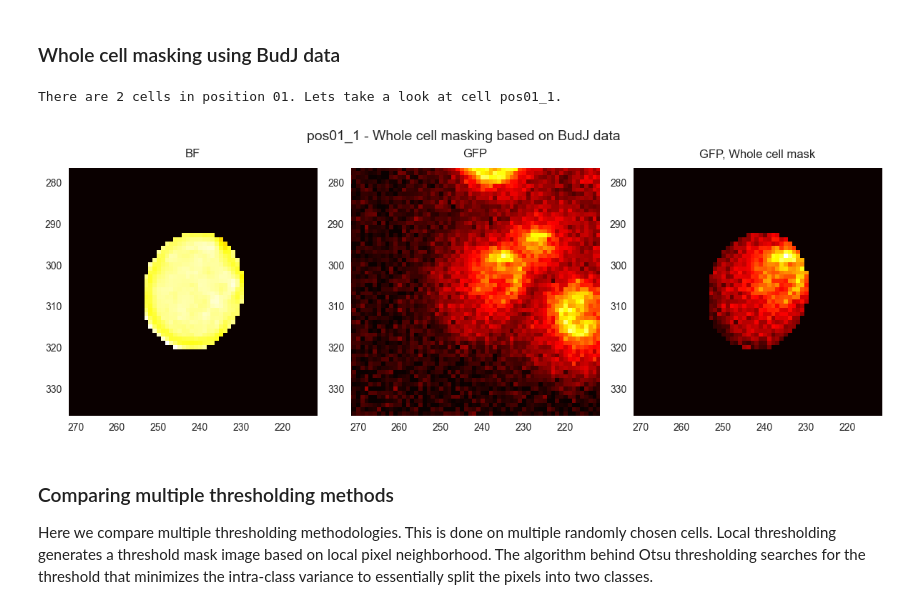
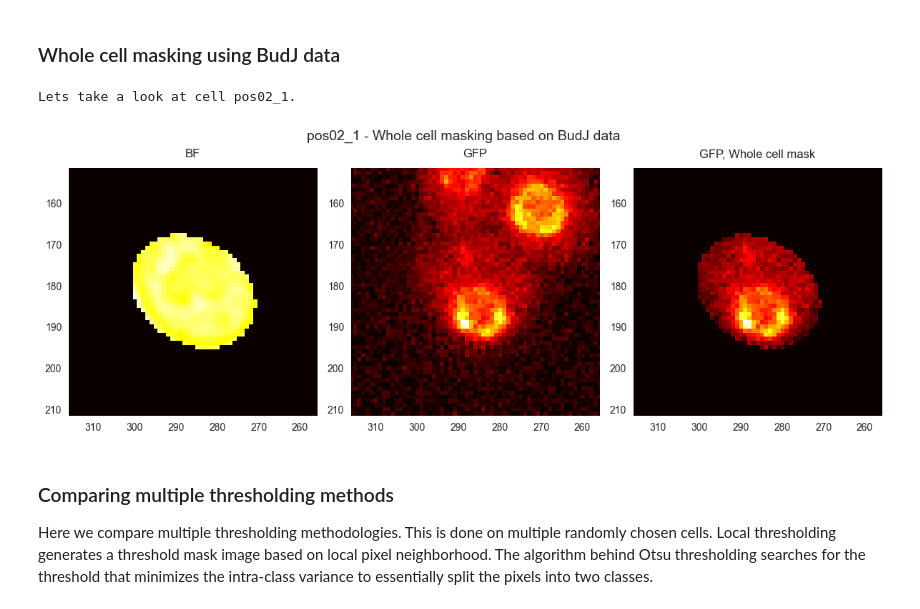
Before and after one commit to olledejong/Sfp1-Analysis, a Jupyter notebook: Volume_analysis.ipynb, the cells around one changed output. Saved outputs shown, nothing was run; the diff lists cells and outputs as text; code cells hidden in the pictures.

```diff
--- a/Volume_analysis.ipynb
+++ b/Volume_analysis.ipynb
@@ -46,7 +46,7 @@ offset_to_use = -50
 # %% [markdown]
 Now we define a couple of functions that will be used throughout the analysis process. There's a function for time conversion from 'frame' time to real time, since one frame is equal to 5 real time minutes. For function descriptions, see the function's docstring.
 # %%
-def ellipse(t, cell_data, scaling_factor):
+def ellipse_from_budj(t, cell_data, scaling_factor):
     """
     Define the function that can extract parameters of the ellipse using the data
     Function to extract parameters of the ellipse from the BudJ table
@@ -85,7 +85,6 @@ def plot_from_list(fig_title, data_list, xlim, ylim, save_fig=False, filename="t
         plt.ylim(ylim)
         i += 1
     if save_fig:
-        plt.savefig(filename)
-        plt.close(fig)
+        plt.savefig(img_output_dir + filename)
     else:
         plt.show()
@@ -102,0 +106,23 @@ def load_budj_data_for_pos(pos):
+# %%
+"""
+Load all the BudJ data from the files and concatenate that data in one dataframe
+"""
+files = []
+for filename in os.listdir(budj_data_folder):
+    if ".csv" in filename:
+        prefix_position = f"pos{filename[-25:-23]}_"
+        files.append((filename, prefix_position))
+
+budj_data = pd.DataFrame({})
+for f in files:
+    pos_data = pd.read_csv(budj_data_folder+ f[0], header=0, index_col=0)
+    pos_data["Cell_pos"] = f[1] + pos_data["Cell"].map(str)
+    pos_data = pos_data.loc[:, ["TimeID", "Cell_pos", "Volume", "x", "y", "Major R", "Minor r", "Angle"]]
+    budj_data = pd.concat([budj_data, pos_data])
+
+budj_data = pd.merge(budj_data, time_conversion, on="TimeID")
+budj_data = budj_data.sort_values(["Cell_pos", "TimeID"])
+print(budj_data)
+
+individual_cells = sorted(list(set(budj_data["Cell_pos"])))
+print(f"There are {len(individual_cells)} cells in the data.")
@@ -140,7 +182,7 @@ Lets also define a function, since it will be used multiple times, for getting t
 # %%
 def get_whole_cell_mask(t, single_cell_data, image_shape):
     # get/calculate the ellipse information
-    x_pos, y_pos, majorR, minorR, A = ellipse(t, single_cell_data, scaling_factor)
+    x_pos, y_pos, majorR, minorR, A = ellipse_from_budj(t, single_cell_data, scaling_factor)
 
     y_dim, x_dim = image_shape  # get the dimensions (512x512)
 
@@ -163,43 +205,40 @@ def get_whole_cell_mask(t, single_cell_data, image_shape):
 The image channels are split, where after the whole cell mask is created. That, and the
 two original channels are plotted, which makes them visually comparable.
 """
-# let's take position 01 as example
-pos = "01"
-# number of cells in the current position (list comprehension)
-cell_data = load_budj_data_for_pos(pos)
-num_cells = cell_data.Cell.nunique()
+pos = "02"
+cell_pos = "pos02_1"
 
 # This image variable is a 4 dimensional array. The outer array of 150 length holds matrices of
 # 512 by 512 pixels. These each hold 2 values. Index 0: BF channel, index 1: GFP channel
 image = imread(os.path.join(f"{tiff_files_dir}2022_12_06_nup133_yegfp_xy{pos}.nd2.tif"))
 
 # let's take cell 2 of position 01 as example
 cell = 1
-cell_pos = f"pos{pos}_{cell}"
-print(f"There are {num_cells} cells in position {pos}. Lets take a look at cell {cell_pos}.")
+
+print(f"Lets take a look at cell {cell_pos}.")
 
 # get the data for the single cell
-single_cell_data = cell_data[cell_data["Cell"] == cell]
+single_cell_data = budj_data[budj_data["Cell_pos"] == cell_pos]
 
 t = 16
 t_in_tiff = t - 1  # skew the time by one
 
 imageBF = image[t_in_tiff, 0, :, :]
 imageGFP = image[t_in_tiff, 1, :, :]
 
 # get the whole cell mask
 whole_cell_mask, x_pos, y_pos = get_whole_cell_mask(t, single_cell_data, imageGFP.shape)
 
 # plot the regular BF and GFP channels and compare this to the masked whole cell (based on ImageJ data)
 to_plot = [
     ["BF", imageBF * whole_cell_mask, "hot"],
     ["GFP", imageGFP, "hot"],
     ["GFP, Whole cell mask",  imageGFP * whole_cell_mask, "hot"]
 ]
 plot_from_list(f"{cell_pos} - Whole cell masking based on BudJ data", to_plot, (x_pos + 30, x_pos - 30), (y_pos + 30, y_pos - 30), False)
 # %% [output]
-There are 2 cells in position 01. Lets take a look at cell pos01_1.
+Lets take a look at cell pos02_1.
-[figure, old version]
+[figure, new version]
 # %% [markdown]
 ### Comparing multiple thresholding methods
 Here we compare multiple thresholding methodologies. This is done on multiple randomly chosen cells. Local thresholding generates a threshold mask image based on local pixel neighborhood. The algorithm behind Otsu thresholding searches for the threshold that minimizes the intra-class variance to essentially split the pixels into two classes.
```
Also changed, not shown: parts of 17 cells of this notebook.
